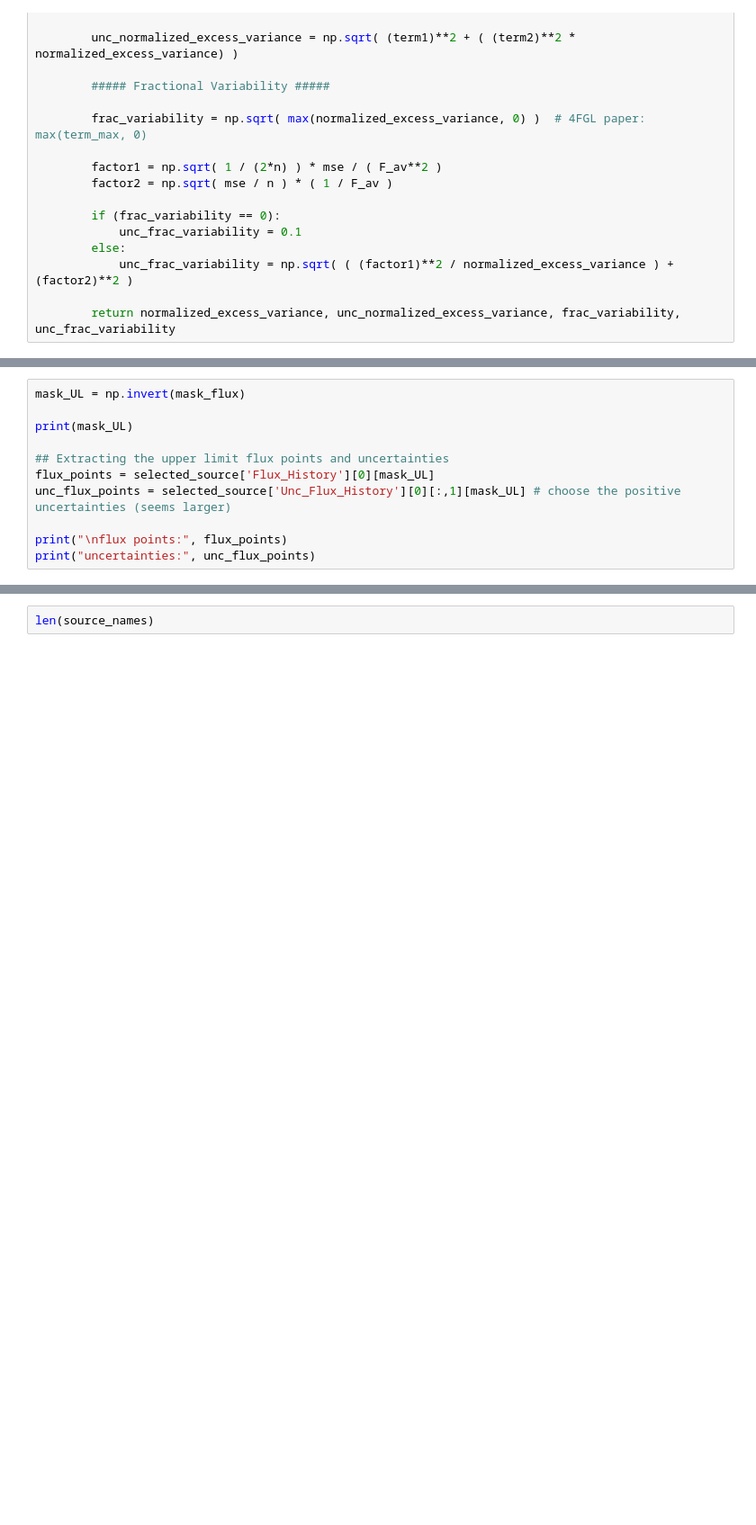
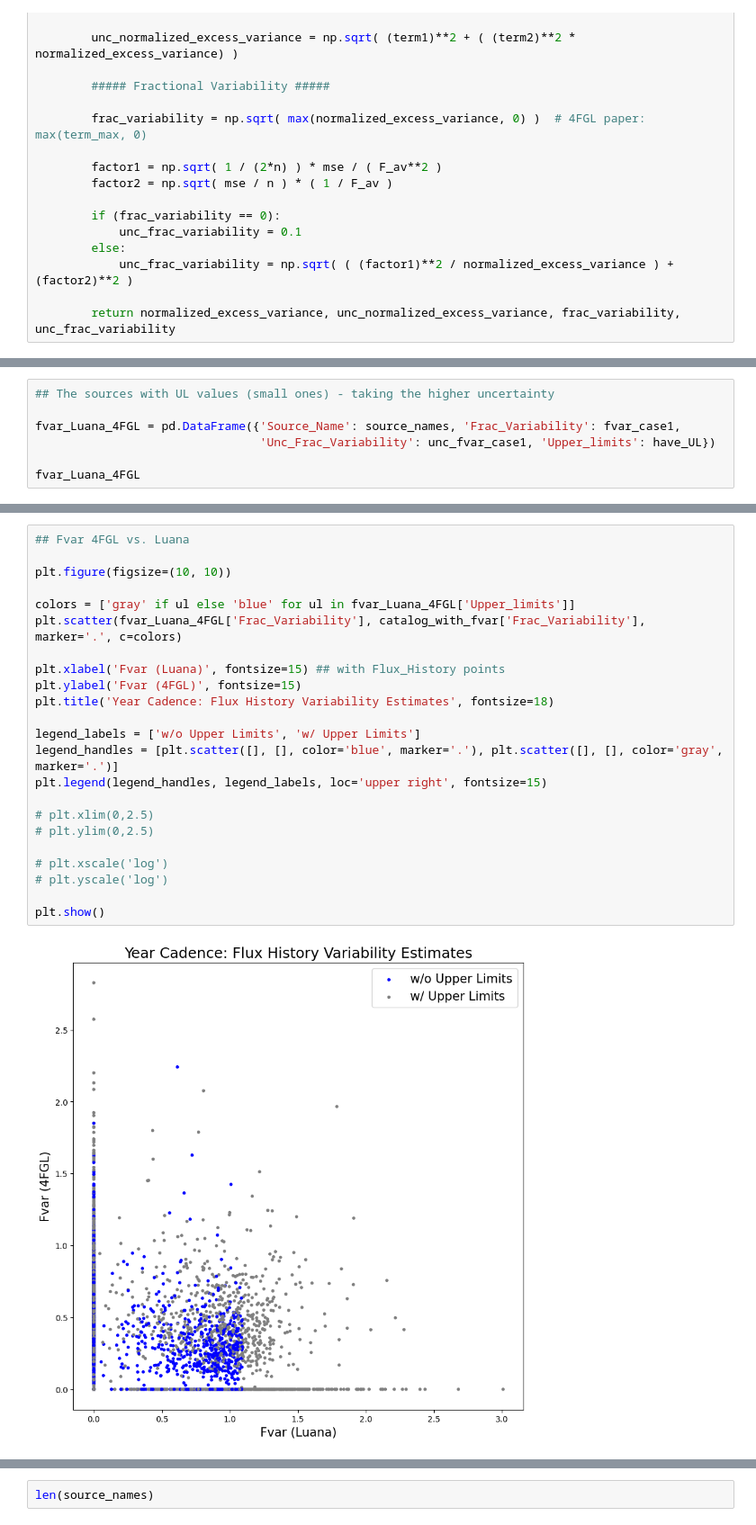
Before and after one commit to luanapassosreis/CTA_AGN_Pop_Variability, a Jupyter notebook: 4LAC_catalog_generator_v2/UpperLimit_Analysis.ipynb, the cells around one changed output, grey strips where cells are left out. Shown at 90% size. Saved outputs shown, nothing was run; the diff lists cells and outputs as text; blank space fills up the shorter version.

Commit message:
testing Upper Limits

```diff
--- a/4LAC_catalog_generator_v2/UpperLimit_Analysis.ipynb
+++ b/4LAC_catalog_generator_v2/UpperLimit_Analysis.ipynb
@@ -389,11 +329,0 @@ Upper limit uncertainties: [1.3167837e-09 1.6244933e-09 2.3319167e-09 1.6207169e
-# %%
-mask_UL = np.invert(mask_flux)
-
-print(mask_UL)
-
-## Extracting the upper limit flux points and uncertainties
-flux_points = selected_source['Flux_History'][0][mask_UL]
-unc_flux_points = selected_source['Unc_Flux_History'][0][:,1][mask_UL] # choose the positive uncertainties (seems larger)
-
-print("\nflux points:", flux_points)
-print("uncertainties:", unc_flux_points)
@@ -406,0 +436,7 @@ sigma_nxs, err_sigma_nxs, fvar, err_fvar = calculate_variability(flux_points, un
+# %%
+## The sources with UL values (small ones) - taking the higher uncertainty
+
+fvar_Luana_4FGL = pd.DataFrame({'Source_Name': source_names, 'Frac_Variability': fvar_case1,
+                                'Unc_Frac_Variability': unc_fvar_case1, 'Upper_limits': have_UL})
+
+fvar_Luana_4FGL
@@ -407 +477,26 @@ sigma_nxs, err_sigma_nxs, fvar, err_fvar = calculate_variability(flux_points, un
+# %%
+## Fvar 4FGL vs. Luana
+
+plt.figure(figsize=(10, 10))
+
+colors = ['gray' if ul else 'blue' for ul in fvar_Luana_4FGL['Upper_limits']]
+plt.scatter(fvar_Luana_4FGL['Frac_Variability'], catalog_with_fvar['Frac_Variability'], marker='.', c=colors)
+
+plt.xlabel('Fvar (Luana)', fontsize=15) ## with Flux_History points
+plt.ylabel('Fvar (4FGL)', fontsize=15)
+plt.title('Year Cadence: Flux History Variability Estimates', fontsize=18)
+
+legend_labels = ['w/o Upper Limits', 'w/ Upper Limits']
+legend_handles = [plt.scatter([], [], color='blue', marker='.'), plt.scatter([], [], color='gray', marker='.')]
+plt.legend(legend_handles, legend_labels, loc='upper right', fontsize=15)
+
+# plt.xlim(0,2.5)
+# plt.ylim(0,2.5)
+
+# plt.xscale('log')
+# plt.yscale('log')
+
+plt.show()
+# %% [output]
+[figure, added]
 # %%
```
Also changed, not shown: parts of 32 cells of this notebook.
